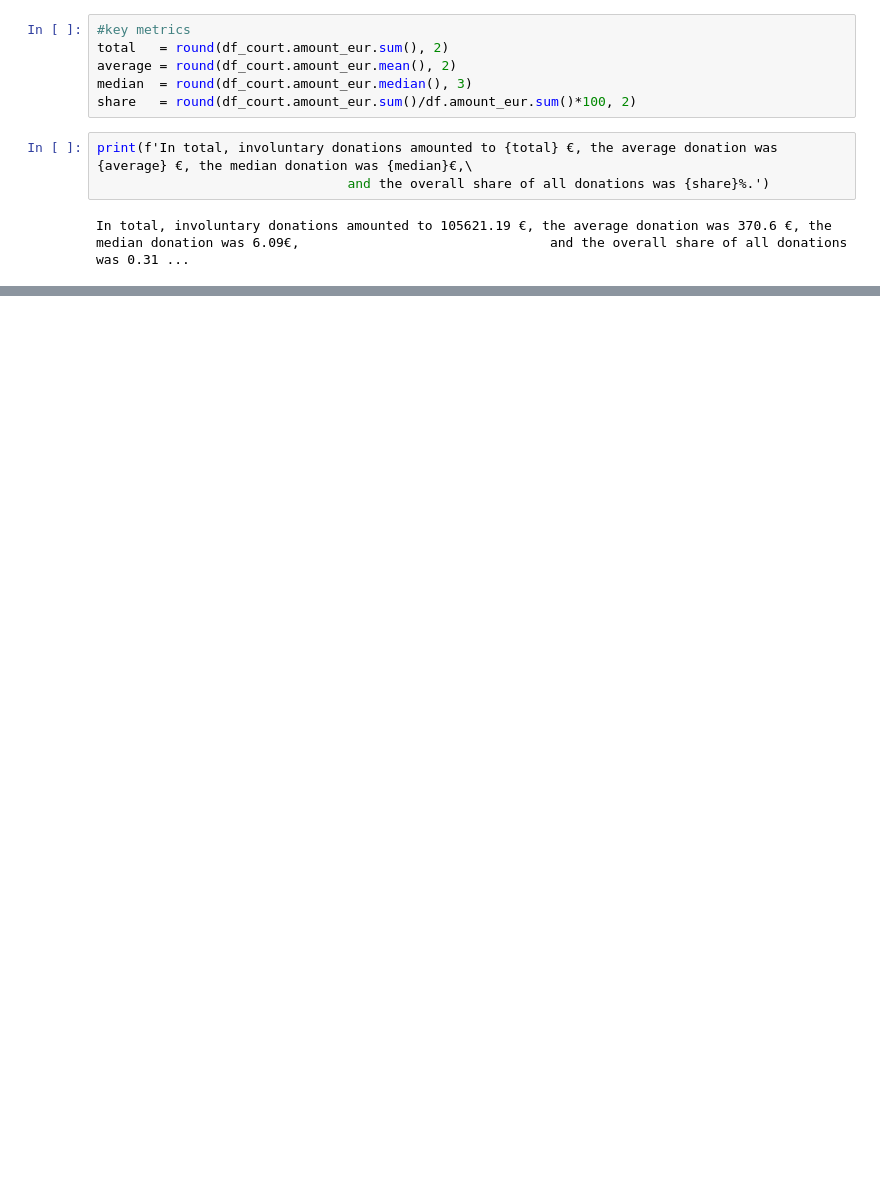
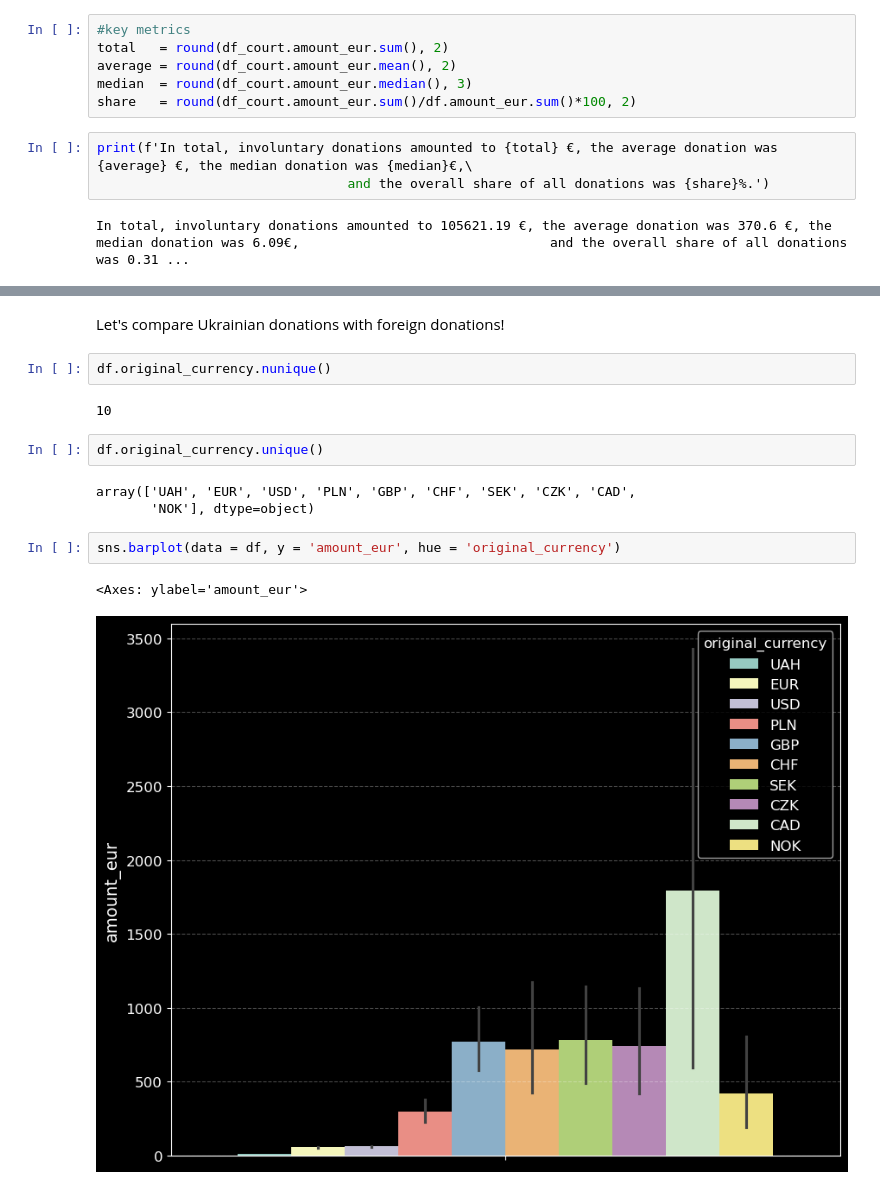
Before and after one commit to Gipnokrolik/ua-aid-intelligence-hub, a Jupyter notebook: notebooks/grassroots_funding_analisys.ipynb, the cells around one changed output, grey strips where cells are left out. Saved outputs shown, nothing was run; the diff lists cells and outputs as text; blank space fills up the shorter version.

```diff
--- a/notebooks/grassroots_funding_analisys.ipynb
+++ b/notebooks/grassroots_funding_analisys.ipynb
@@ -655,0 +656,16 @@ As we can see, the share of all donations is very low (0.31%), which is even bel
+# %% [markdown]
+Let's compare Ukrainian donations with foreign donations!
+# %%
+df.original_currency.nunique()
+# %% [output]
+10
+# %%
+df.original_currency.unique()
+# %% [output]
+array(['UAH', 'EUR', 'USD', 'PLN', 'GBP', 'CHF', 'SEK', 'CZK', 'CAD',
+       'NOK'], dtype=object)
+# %%
+sns.barplot(data = df, y = 'amount_eur', hue = 'original_currency')
+# %% [output]
+<Axes: ylabel='amount_eur'>
+[figure, added]
```
Also changed, not shown: parts of 32 cells of this notebook.
